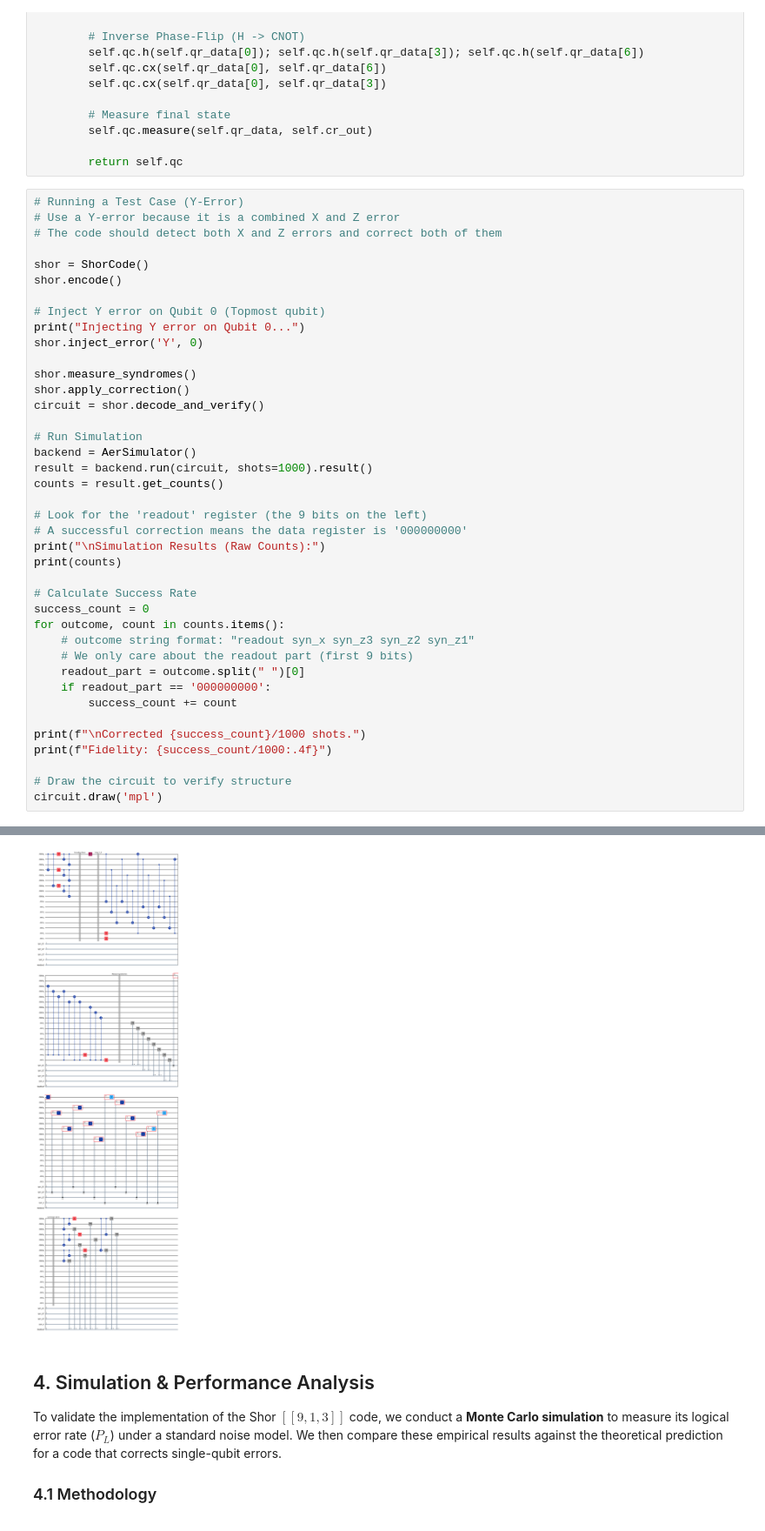
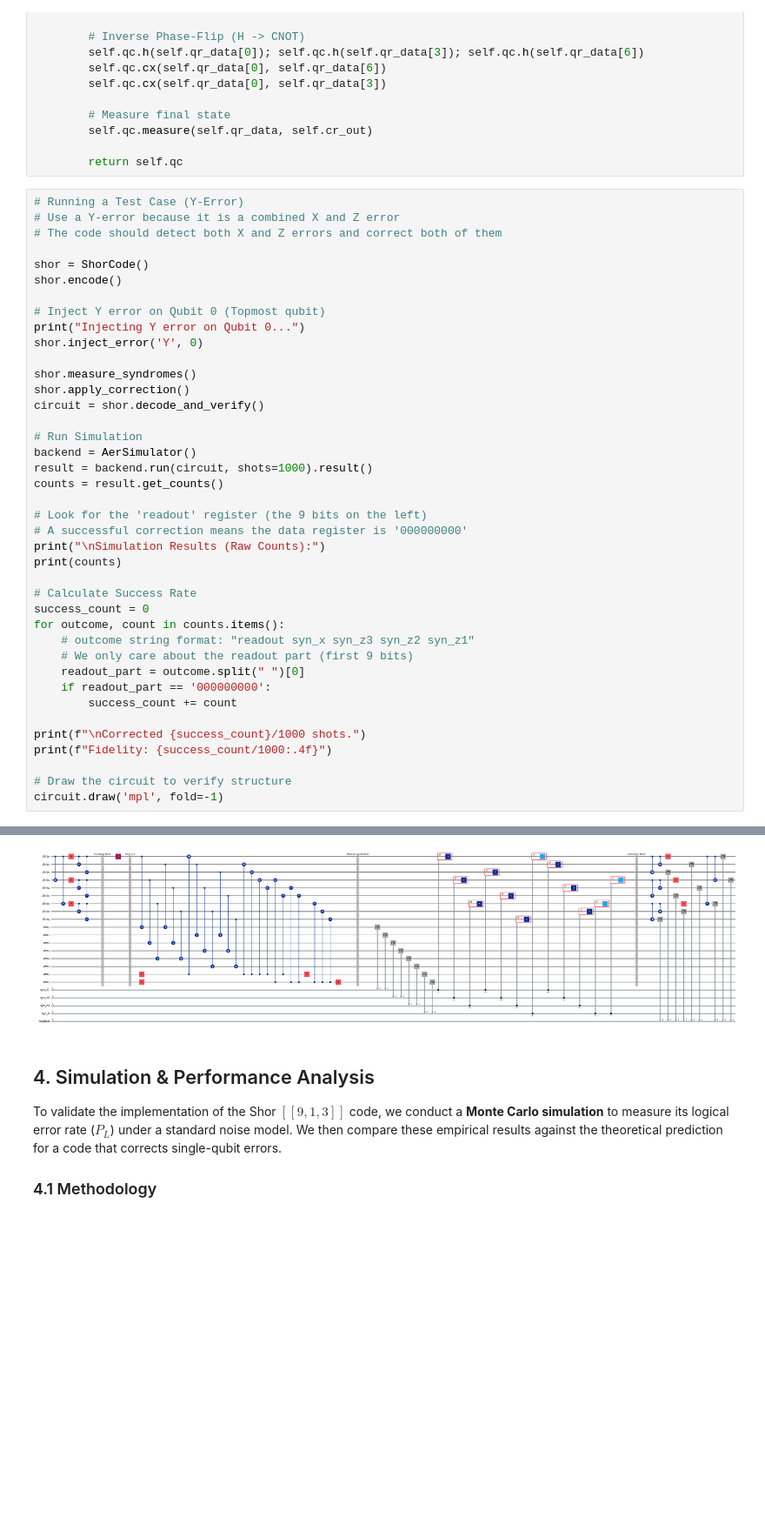
Before and after one commit to kimmseo/FYP-Algebraic-Methods-for-QEC, a Jupyter notebook: shor_code.ipynb, the cells around one changed output, grey strips where cells are left out. Shown at 87% size. Drawn from its saved outputs; the diff is of its cells as text; blank space fills up the shorter version.

Commit message:
Fix wrapping issue for shor code circuit diagram

```diff
--- a/shor_code.ipynb
+++ b/shor_code.ipynb
@@ -264,35 +264,35 @@ circuit = shor.decode_and_verify()
 backend = AerSimulator()
 result = backend.run(circuit, shots=1000).result()
 counts = result.get_counts()
 
 # Look for the 'readout' register (the 9 bits on the left)
 # A successful correction means the data register is '000000000'
 print("\nSimulation Results (Raw Counts):")
 print(counts)
 
 # Calculate Success Rate
 success_count = 0
 for outcome, count in counts.items():
     # outcome string format: "readout syn_x syn_z3 syn_z2 syn_z1"
     # We only care about the readout part (first 9 bits)
     readout_part = outcome.split(" ")[0]
     if readout_part == '000000000':
         success_count += count
 
 print(f"\nCorrected {success_count}/1000 shots.")
 print(f"Fidelity: {success_count/1000:.4f}")
 
 # Draw the circuit to verify structure
-circuit.draw('mpl')
+circuit.draw('mpl', fold=-1)
 # %% [output]
 Injecting Y error on Qubit 0...
 
 Simulation Results (Raw Counts):
 {'000000000 01 00 00 01': 1000}
 
 Corrected 1000/1000 shots.
 Fidelity: 1.0000
-[figure, old version]
+[figure, new version]
 # %% [markdown]
 ## 4. Simulation & Performance Analysis
 
```
Also changed, not shown: parts of 1 cell of this notebook.
